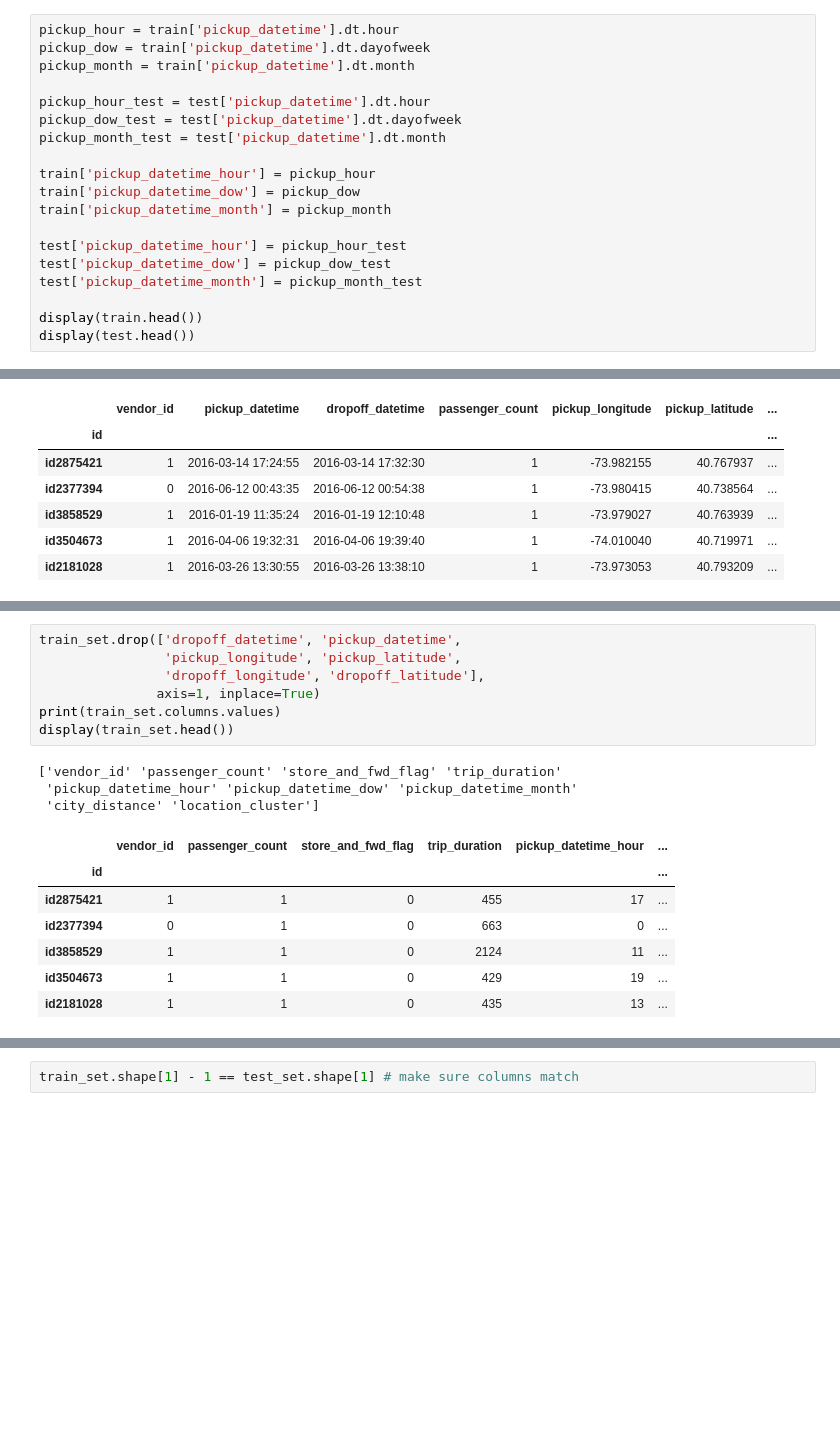
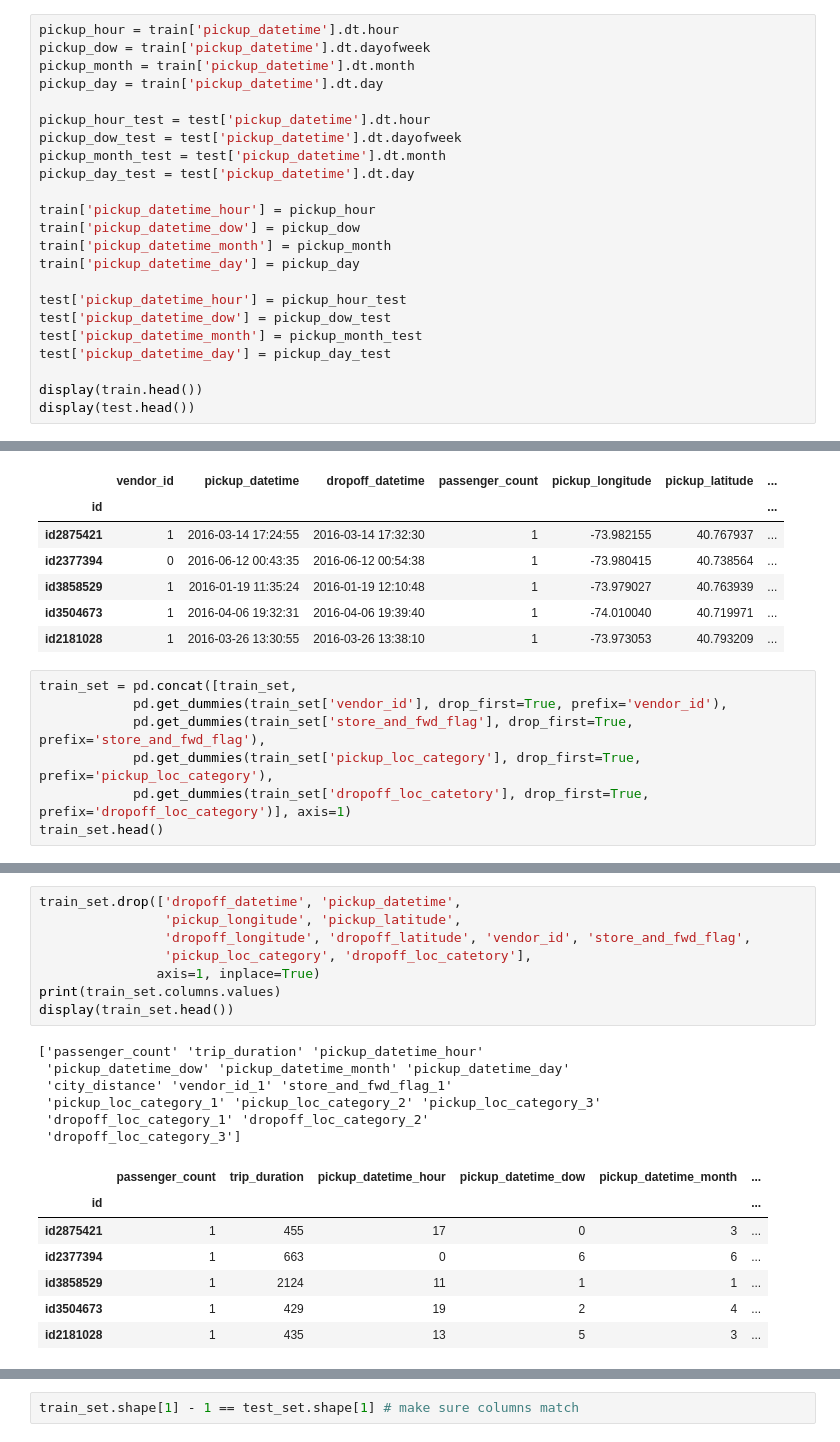
Before and after one commit to doneill612/HETIC-Datascience, a Jupyter notebook: kaggle_kernel.ipynb, the cells around one changed output, grey strips where cells are left out. Cells and saved outputs as stored; diff of their text form; blank space fills up the shorter version.

```diff
--- a/kaggle_kernel.ipynb
+++ b/kaggle_kernel.ipynb
@@ -180,18 +181,22 @@ test = restore_test()
 pickup_hour = train['pickup_datetime'].dt.hour
 pickup_dow = train['pickup_datetime'].dt.dayofweek
 pickup_month = train['pickup_datetime'].dt.month
+pickup_day = train['pickup_datetime'].dt.day
 
 pickup_hour_test = test['pickup_datetime'].dt.hour
 pickup_dow_test = test['pickup_datetime'].dt.dayofweek
 pickup_month_test = test['pickup_datetime'].dt.month
+pickup_day_test = test['pickup_datetime'].dt.day
 
 train['pickup_datetime_hour'] = pickup_hour
 train['pickup_datetime_dow'] = pickup_dow
 train['pickup_datetime_month'] = pickup_month
+train['pickup_datetime_day'] = pickup_day
 
 test['pickup_datetime_hour'] = pickup_hour_test
 test['pickup_datetime_dow'] = pickup_dow_test
 test['pickup_datetime_month'] = pickup_month_test
+test['pickup_datetime_day'] = pickup_day_test
 
 display(train.head())
 display(test.head())
@@ -652,3 +677,10 @@ train_set.head()
 | id3858529 | 1 | 2016-01-19 11:35:24 | 2016-01-19 12:10:48 | 1 | -73.979027 | 40.763939 | ... |
 | id3504673 | 1 | 2016-04-06 19:32:31 | 2016-04-06 19:39:40 | 1 | -74.010040 | 40.719971 | ... |
 | id2181028 | 1 | 2016-03-26 13:30:55 | 2016-03-26 13:38:10 | 1 | -73.973053 | 40.793209 | ... |
+# %%
+train_set = pd.concat([train_set,
+            pd.get_dummies(train_set['vendor_id'], drop_first=True, prefix='vendor_id'),
+            pd.get_dummies(train_set['store_and_fwd_flag'], drop_first=True, prefix='store_and_fwd_flag'),
+            pd.get_dummies(train_set['pickup_loc_category'], drop_first=True, prefix='pickup_loc_category'),
+            pd.get_dummies(train_set['dropoff_loc_catetory'], drop_first=True, prefix='dropoff_loc_category')], axis=1)
+train_set.head()
@@ -655,18 +695,22 @@ train_set.head()
 # %%
 train_set.drop(['dropoff_datetime', 'pickup_datetime',
                 'pickup_longitude', 'pickup_latitude',
-                'dropoff_longitude', 'dropoff_latitude'],
+                'dropoff_longitude', 'dropoff_latitude', 'vendor_id', 'store_and_fwd_flag',
+                'pickup_loc_category', 'dropoff_loc_catetory'],
                axis=1, inplace=True)
 print(train_set.columns.values)
 display(train_set.head())
 # %% [output]
-['vendor_id' 'passenger_count' 'store_and_fwd_flag' 'trip_duration'
- 'pickup_datetime_hour' 'pickup_datetime_dow' 'pickup_datetime_month'
- 'city_distance' 'location_cluster']
+['passenger_count' 'trip_duration' 'pickup_datetime_hour'
+ 'pickup_datetime_dow' 'pickup_datetime_month' 'pickup_datetime_day'
+ 'city_distance' 'vendor_id_1' 'store_and_fwd_flag_1'
+ 'pickup_loc_category_1' 'pickup_loc_category_2' 'pickup_loc_category_3'
+ 'dropoff_loc_category_1' 'dropoff_loc_category_2'
+ 'dropoff_loc_category_3']
-|  | vendor_id | passenger_count | store_and_fwd_flag | trip_duration | pickup_datetime_hour | ... |
+|  | passenger_count | trip_duration | pickup_datetime_hour | pickup_datetime_dow | pickup_datetime_month | ... |
 | id |  |  |  |  |  | ... |
-| id2875421 | 1 | 1 | 0 | 455 | 17 | ... |
-| id2377394 | 0 | 1 | 0 | 663 | 0 | ... |
-| id3858529 | 1 | 1 | 0 | 2124 | 11 | ... |
-| id3504673 | 1 | 1 | 0 | 429 | 19 | ... |
-| id2181028 | 1 | 1 | 0 | 435 | 13 | ... |
+| id2875421 | 1 | 455 | 17 | 0 | 3 | ... |
+| id2377394 | 1 | 663 | 0 | 6 | 6 | ... |
+| id3858529 | 1 | 2124 | 11 | 1 | 1 | ... |
+| id3504673 | 1 | 429 | 19 | 2 | 4 | ... |
+| id2181028 | 1 | 435 | 13 | 5 | 3 | ... |
```
Also changed, not shown: parts of 55 cells of this notebook.
